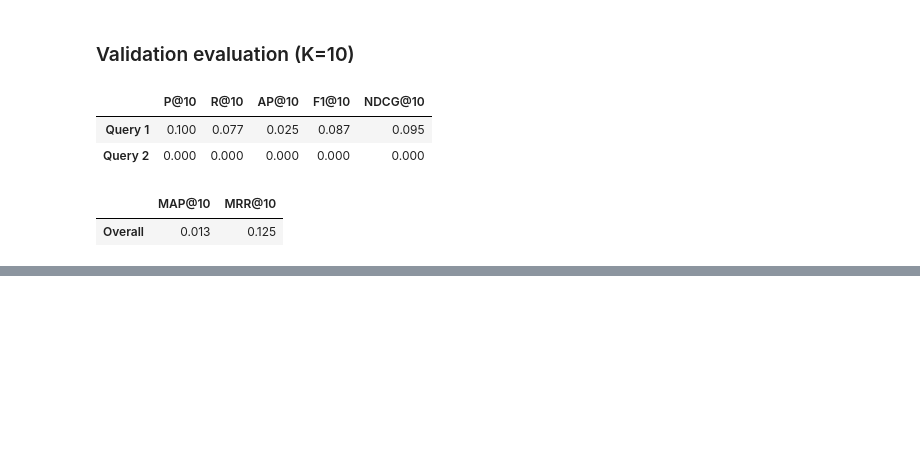
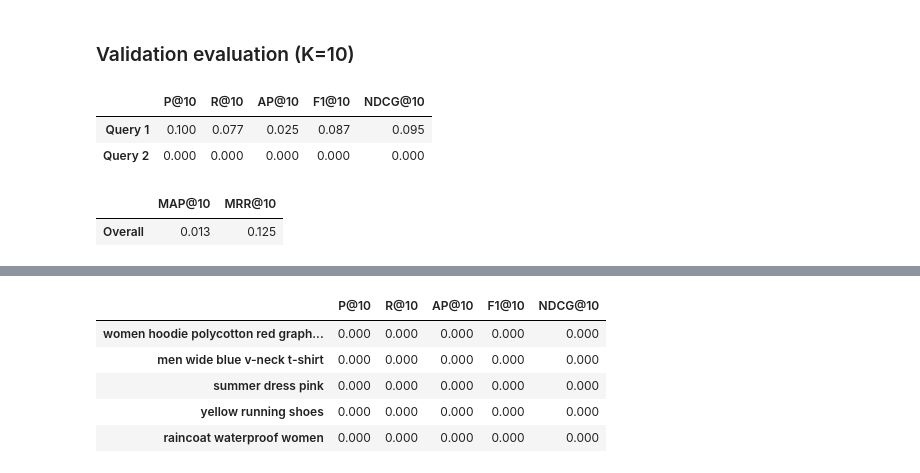
Before and after one commit to FronkTP/irwa-search-engine, a Jupyter notebook: project_progress/part_2/part2.ipynb, the cells around one changed output, grey strips where cells are left out. Cells and saved outputs as stored; diff of their text form; code cells hidden in the pictures; blank space fills up the shorter version.

```diff
--- a/project_progress/part_2/part2.ipynb
+++ b/project_progress/part_2/part2.ipynb
@@ -1319,3 +1310,23 @@ display(aggregate_metrics.apply(lambda column: column.map(lambda value: f"{value
 | Query 2 | 0.000 | 0.000 | 0.000 | 0.000 | 0.000 |
 |  | MAP@10 | MRR@10 |
 | Overall | 0.013 | 0.125 |
+# %%
+# Create a complete PID-by-query judgment template.
+manual_judgments_path = "manual_test_relevance.csv"
+
+manual_judgments = pd.MultiIndex.from_product(
+    [test_queries, index_df["pid"].astype(str).unique()], names=["query", "pid"]).to_frame(index=False)
+
+# Add a relevance column initialized to 0 (not relevant)
+manual_judgments["relevance"] = 0
+
+# Save the template to a CSV file if it doesn't already exist
+if not os.path.exists(manual_judgments_path):
+    manual_judgments.to_csv(manual_judgments_path, index=False)
+    print(f"Created {manual_judgments_path}. "
+        "Review products and change relevance from 0 to 1 where appropriate."
+    )
+else:
+    print(f"{manual_judgments_path} already exists; it was not overwritten.")
+
+display(manual_judgments.head())
@@ -1321,0 +1341,69 @@ display(aggregate_metrics.apply(lambda column: column.map(lambda value: f"{value
+# %%
+# Load the manually assigned relevance judgments
+
+manual_df = pd.read_csv(manual_judgments_path)
+
+manual_df["pid"] = manual_df["pid"].astype(str)
+manual_df["relevance"] = pd.to_numeric(manual_df["relevance"], errors="coerce")
+
+if manual_df[["query", "pid", "relevance"]].isna().any().any():
+    raise ValueError("Manual relevance labels contain missing values.")
+if not manual_df["relevance"].isin([0, 1]).all():
+    raise ValueError("Relevance labels must be binary (0 or 1).")
+if manual_df.duplicated(["query", "pid"]).any():
+    raise ValueError("Duplicate query/PID pairs found.")
+
+# Store relevant PIDs for each query
+relevant_pids_by_query = {}
+
+for query in test_queries:
+    judgments = manual_df[manual_df["query"] == query]
+
+    relevant_pids_by_query[query] = set(judgments.loc[judgments["relevance"] == 1, "pid"])
+
+# Retrieve and rank documents for each query
+evaluation_k = 10
+ranked_pids_by_query = {}
+
+for query in test_queries:
+
+    ranked_results = search_rank(query, topk=evaluation_k)
+
+    ranked_pids_by_query[query] = [str(pid) for pid, score in ranked_results]
+
+# Calculate evaluation metrics
+metric_results = {}
+
+for query in test_queries:
+
+    ranked_pids = ranked_pids_by_query[query]
+    relevant_pids = relevant_pids_by_query[query]
+
+    metric_results[query] = {
+        "P@10": precision_at_k(ranked_pids, relevant_pids, evaluation_k),
+        "R@10": recall_at_k(ranked_pids, relevant_pids, evaluation_k),
+        "AP@10": average_precision_at_k(ranked_pids, relevant_pids, evaluation_k),
+        "F1@10": F1_score_at_k(ranked_pids, relevant_pids, evaluation_k),
+        "NDCG@10": ndcg_at_k(ranked_pids, relevant_pids, evaluation_k),
+    }
+
+test_metrics = pd.DataFrame.from_dict(metric_results, orient="index")
+display(test_metrics.apply(lambda column: column.map(lambda value: f"{value:.3f}")))
+
+# Calculate aggregate metrics
+aggregate_metrics = pd.DataFrame(
+    {
+        "MAP@10": [mean_average_precision_at_k(ranked_pids_by_query, relevant_pids_by_query, evaluation_k)],
+        "MRR": [mean_reciprocal_rank(ranked_pids_by_query, relevant_pids_by_query)],
+    },
+    index=["Overall"],
+)
+
+display(aggregate_metrics.apply(lambda column: column.map(lambda value: f"{value:.3f}")))
+# %% [output]
+|  | P@10 | R@10 | AP@10 | F1@10 | NDCG@10 |
+| women hoodie polycotton red graph... | 0.000 | 0.000 | 0.000 | 0.000 | 0.000 |
+| men wide blue v-neck t-shirt | 0.000 | 0.000 | 0.000 | 0.000 | 0.000 |
+| summer dress pink | 0.000 | 0.000 | 0.000 | 0.000 | 0.000 |
+| yellow running shoes | 0.000 | 0.000 | 0.000 | 0.000 | 0.000 |
+| raincoat waterproof women | 0.000 | 0.000 | 0.000 | 0.000 | 0.000 |
```
Also changed, not shown: parts of 14 cells of this notebook, 1 other file.
